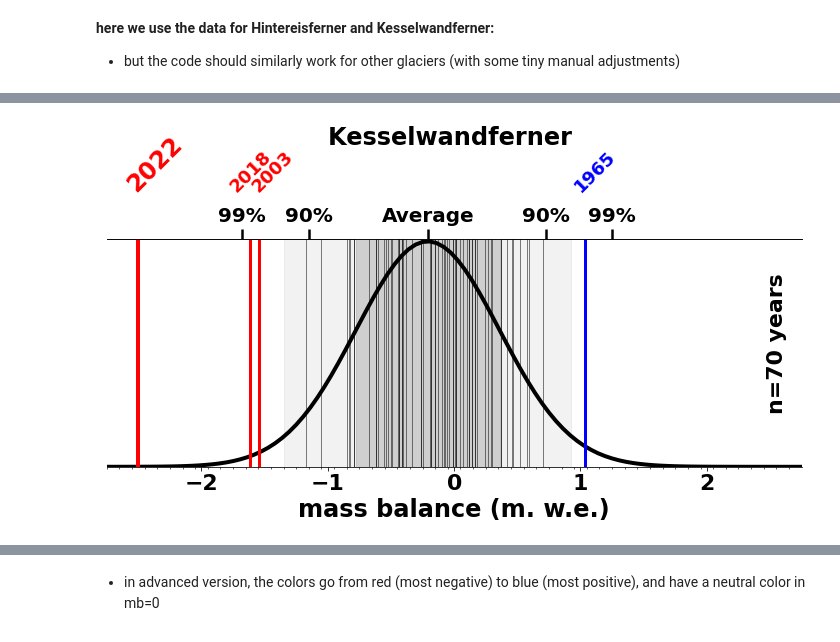
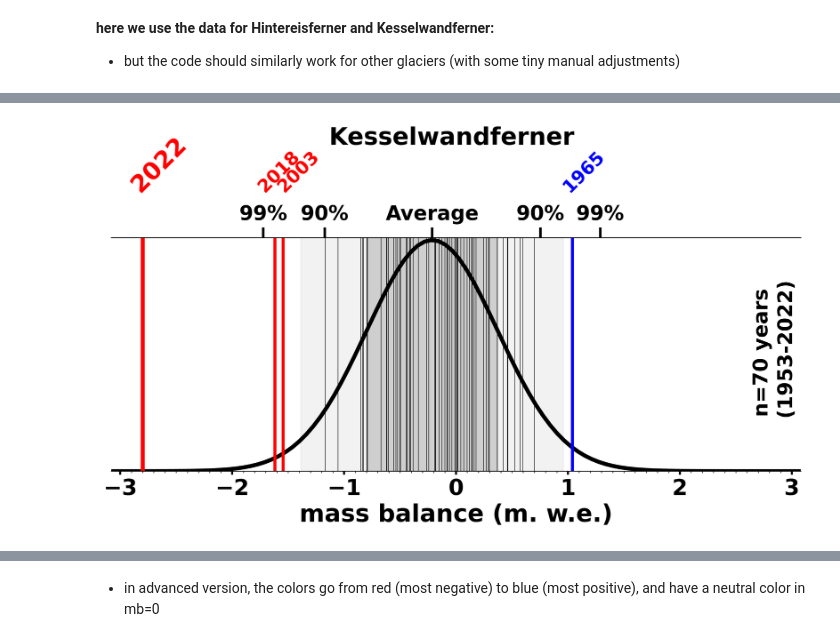
Before and after one commit to lilianschuster/glacier_climate_plots, a Jupyter notebook: extreme_glacier_mb_distribution_plots/mass_balance_distribution_extremes.ipynb, the cells around one changed output, grey strips where cells are left out. Drawn from its saved outputs; the diff is of its cells as text; code cells hidden in the pictures.

Commit message:
improved plots, included newest data, added pdfs

```diff
--- a/extreme_glacier_mb_distribution_plots/mass_balance_distribution_extremes.ipynb
+++ b/extreme_glacier_mb_distribution_plots/mass_balance_distribution_extremes.ipynb
@@ -17,12 +13,14 @@ import matplotlib
 from matplotlib import cm
 import scipy
 from scipy.stats import norm
+plt.rcParams['savefig.dpi'] = 300
+%matplotlib inline
 # %% [markdown]
 **here we use the data for Hintereisferner and Kesselwandferner:**
 - but the code should similarly work for other glaciers (with some tiny manual adjustments)
 # %%
 # load the data
-spec_mb = pd.read_csv('data4distribution_graphic.csv', sep=';')
+spec_mb = pd.read_csv('spec_mb_hef_kwf_oct2022.csv', sep=';')
 spec_mb.index = spec_mb['calender year']
 # check if there are any missing columns and if yes drop them
 spec_mb = spec_mb.dropna()
@@ -65,7 +67,9 @@ for glacier in ['Hintereisferner', 'Kesselwandferner']:
                                                    vmax=np.max([np.absolute(spec_mb_values.max()),
                                                                 np.absolute(spec_mb_values.min())]))
 
-        plt.figure(figsize=(10,6))
+        fig,_ = plt.subplots(1,1,figsize=(10,6))
+        fig.set_dpi(300)
+
         # plot each year as vertical line
         for j, yr in enumerate(spec_mb.index):
             if version == 'advanced':
@@ -104,8 +108,8 @@ for glacier in ['Hintereisferner', 'Kesselwandferner']:
                     color = 'red'
                 ## very negative MB extremes in red
                 plt.axvline(spec_mb_values.loc[yr], color = color, lw=4)
-                plt.text(spec_mb_values.loc[yr]*x_ch,y.max()+y.max()/4.5 ,f'{yr}',
-                         rotation=45, fontsize=24, fontweight='bold', color = color)
+                plt.text(spec_mb_values.loc[yr]*x_ch,y.max()+y.max()/4.8 ,f'{yr}',
+                         rotation=45, fontsize=24, fontweight='bold', color = color, zorder=2)
             elif spec_mb_values.loc[yr] < mean-2*std:
                 if version == 'advanced':
                     color = cm.coolwarm_r(norm_col(spec_mb_values))[j]
@@ -114,9 +118,9 @@ for glacier in ['Hintereisferner', 'Kesselwandferner']:
                 ## negative MB extremes in red
                 plt.axvline(spec_mb_values.loc[yr], color = color, lw=3)
 
-                plt.text(spec_mb_values.loc[yr]*x_ch,y.max()+y.max()/4.5 ,f'{yr}', #%': year {spec_mb_values.index[0]}-{spec_mb_values.index[-1]}',
+                plt.text(spec_mb_values.loc[yr]*x_ch,y.max()+y.max()/4.8 ,f'{yr}', #%': year {spec_mb_values.index[0]}-{spec_mb_values.index[-1]}',
                          rotation=45,
-                         fontsize=18, fontweight='bold', color = color)
+                         fontsize=18, fontweight='bold', color = color, zorder=2)
             elif spec_mb_values.loc[yr] > mean+2*std:
                 if version == 'advanced':
                     color = cm.coolwarm_r(norm_col(spec_mb_values))[j]
@@ -125,9 +129,9 @@ for glacier in ['Hintereisferner', 'Kesselwandferner']:
                 ## positive MB extremes
                 plt.axvline(spec_mb_values.loc[yr], color = color, lw=3)
                 plt.text(spec_mb_values.loc[yr]*0.89,
-                         y.max()+y.max()/4.5 ,f'{yr}',
+                         y.max()+y.max()/4.8 ,f'{yr}',
                          rotation=45,
-                         fontsize=18, fontweight='bold', color = color)
+                         fontsize=18, fontweight='bold', color = color, zorder=2)
             elif spec_mb_values.loc[yr] > mean+3*std:
                 # does not occur for HEF and KWF, but maybe for other glaciers
                 if version == 'advanced':
@@ -137,46 +141,58 @@ for glacier in ['Hintereisferner', 'Kesselwandferner']:
                 ## positive MB extremes
                 plt.axvline(spec_mb_values.loc[yr], color = color, lw=4)
                 plt.text(spec_mb_values.loc[yr]*0.89,
-                         y.max()+y.max()/4.5 ,f'{yr}',
+                         y.max()+y.max()/4.8 ,f'{yr}',
                          rotation=45,
-                         fontsize=24, fontweight='bold', color = color)
+                         fontsize=24, fontweight='bold', color = color, zorder=2)
 
         plt.xlabel('mass balance (m. w.e.)', fontsize=24, fontweight='bold')
-        plt.xticks(ticks=np.arange(-int(xlims_abs), int(xlims_abs)+0.01,1), fontsize=22, fontweight='bold')
         plt.title(f'{glacier} \n \n', fontsize=24, fontweight='bold')
         ax = plt.gca()
-        ax.set_xticks(np.arange(-xlims_abs, xlims_abs,0.1), minor=True)
+        ax.set_xticks(np.arange(-int(xlims_abs)-1, int(xlims_abs)+1.01,0.1), minor=True)
+        plt.xticks(ticks=np.arange(-int(xlims_abs), int(xlims_abs)+0.01,1), fontsize=22, fontweight='bold')#, width=2)
+        ax.tick_params(axis='x', which='major', labelsize=22, width=2) #,fontweight='bold') #, width=2.5, length=10)
 
-        plt.text(0.95, 0.25,f'n={len(spec_mb_values)} years',
-                 rotation=90, transform=plt.gca().transAxes, fontsize=22, fontweight='bold')
+        plt.xlim([-xlims_abs, xlims_abs])
+
+        plt.text(0.93, 0.25,f'n={len(spec_mb_values)} years\n({spec_mb.index[0]}-{spec_mb.index[-1]})',
+                 rotation=90, transform=plt.gca().transAxes, fontsize=20, fontweight='bold')
 
         # create secondary axis and plot the quantiles
         ax2 = ax.secondary_xaxis(location='top')
         # create random values and then compute the quantiles to get the 90% and 99%-range
-        gauss_dis_random_vals=scipy.random.normal(loc=mean, scale=std, size=100000)
+        gauss_dis_random_vals=np.random.normal(loc=mean, scale=std, size=100000)
         q005,q05,q95,q995 = np.quantile(gauss_dis_random_vals, q=[0.005, 0.05,0.95,0.995])
         ax2.set_xticks([q005,q05,mean,q95,q995])
         ax2.set_xticklabels(labels= ['99%','90%',r'Average','90%','99%'] , fontweight='bold', fontsize=20)
-
+        ax2.set_zorder(2)
         if version=='advanced':
             # draw the range line to make clearer that this represents the 99%-range & 90% range ...
             plt.annotate('range', xy=(q05, y.max()*1.01),
-                        xytext=(mean*1.4, y.max()*1.2), fontsize=20,color='grey',
+                        xytext=(mean-0.3, y.max()*1.18), fontsize=20,color='grey',
                         xycoords='data',
-                         arrowprops={"arrowstyle":"-", "color":"gray", "connectionstyle":"arc,angleA=0,angleB=90,armA=0,armB=50,rad=30"})
-            plt.annotate('range', xy=(q95, y.max()*1.01),alpha=0,
-                        xytext=(mean*1.2, y.max()*1.2), fontsize=20,
+                          verticalalignment='bottom',
+                         arrowprops={"arrowstyle":"-", "color":"gray", "connectionstyle":"arc,angleA=0,angleB=90,armA=0,armB=150,rad=30", "lw":2},
+                        zorder=1)
+            plt.annotate('range', xy=(q95, y.max()*1.01), alpha=0,
+                        xytext=(mean-0.27, y.max()*1.18), fontsize=20,
                         xycoords='data',
-                         arrowprops={"arrowstyle":"-", "color":"gray", "connectionstyle":"arc,angleA=0,angleB=90,armA=0,armB=50,rad=30"})
+                                                   verticalalignment='bottom',
+                         arrowprops={"arrowstyle":"-", "color":"gray", "connectionstyle":"arc,angleA=0,angleB=90,armA=0,armB=150,rad=30", "lw":2},
+                        zorder=1)
 
-            plt.annotate('range', xy=(q005, y.max()*1.01),
-                        xytext=(mean*1.4, y.max()*1.2), fontsize=20,color='grey',
+            plt.annotate('range', xy=(q005, y.max()*1.01), alpha=0,
+                        xytext=(mean-0.3, y.max()*1.18), fontsize=20,color='grey',
                         xycoords='data',
-                         arrowprops={"arrowstyle":"-", "color":"gray", "connectionstyle":"arc,angleA=0,angleB=90,armA=0,armB=50,rad=30"})
-            plt.annotate('range', xy=(q995, y.max()*1.01),alpha=0,
-                        xytext=(mean*1.2, y.max()*1.2), fontsize=20,
+                         verticalalignment='bottom',
+                         arrowprops={"arrowstyle":"-", "color":"gray",
+                                     "connectionstyle":"arc,angleA=0,angleB=90,armA=0,armB=150,rad=30", "lw":2},
+                        zorder=1)
+            plt.annotate('range', xy=(q995, y.max()*1.01), alpha=0,
+                        xytext=(mean-0.27, y.max()*1.18), fontsize=20,
+                                                   verticalalignment='bottom',
                         xycoords='data',
-                         arrowprops={"arrowstyle":"-", "color":"gray", "connectionstyle":"arc,angleA=0,angleB=90,armA=0,armB=50,rad=30"})
+                         arrowprops={"arrowstyle":"-", "color":"gray", "connectionstyle":"arc,angleA=0,angleB=90,armA=0,armB=150,rad=30", "lw":2},
+                        zorder=1)
 
         # remove yticks
         plt.yticks(ticks=[])
@@ -197,9 +213,13 @@ for glacier in ['Hintereisferner', 'Kesselwandferner']:
 
         if version == 'advanced':
             plt.text(0.3, y.min()-0.22,'glacier gained mass', color='blue', rotation=0, fontsize=22)
-            plt.text(-xlims_abs*0.65, y.min()-0.22,'glacier lost mass', color='red', rotation=0, fontsize=22)
+            plt.text(-0.3, y.min()-0.22,'glacier lost mass', color='red', rotation=0, fontsize=22,
+                     horizontalalignment='right')
         if glacier == 'Hintereisferner':
-            plt.savefig(f'hef_mb_distributions_black_{version}.png')
+            plt.savefig(f'hef_mb_distributions_{version}.png', bbox_inches='tight')
+            plt.savefig(f'hef_mb_distributions_{version}.pdf', bbox_inches='tight')
+
         elif glacier == 'Kesselwandferner':
-            plt.savefig(f'kwf_mb_distributions_black_{version}.png')
+            plt.savefig(f'kwf_mb_distributions_{version}.png', bbox_inches='tight')
+            plt.savefig(f'kwf_mb_distributions_{version}.pdf', bbox_inches='tight')
 # %% [output]
@@ -208 +228 @@ for glacier in ['Hintereisferner', 'Kesselwandferner']:
-[figure, old version]
+[figure, new version]
```
Also changed, not shown: parts of 6 cells of this notebook, 14 other files.
